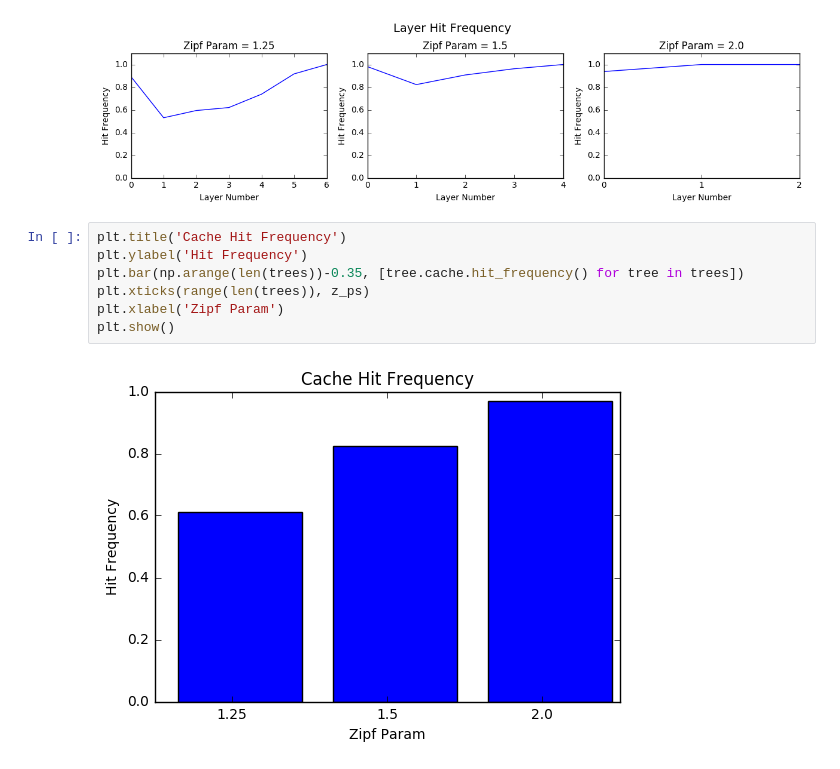
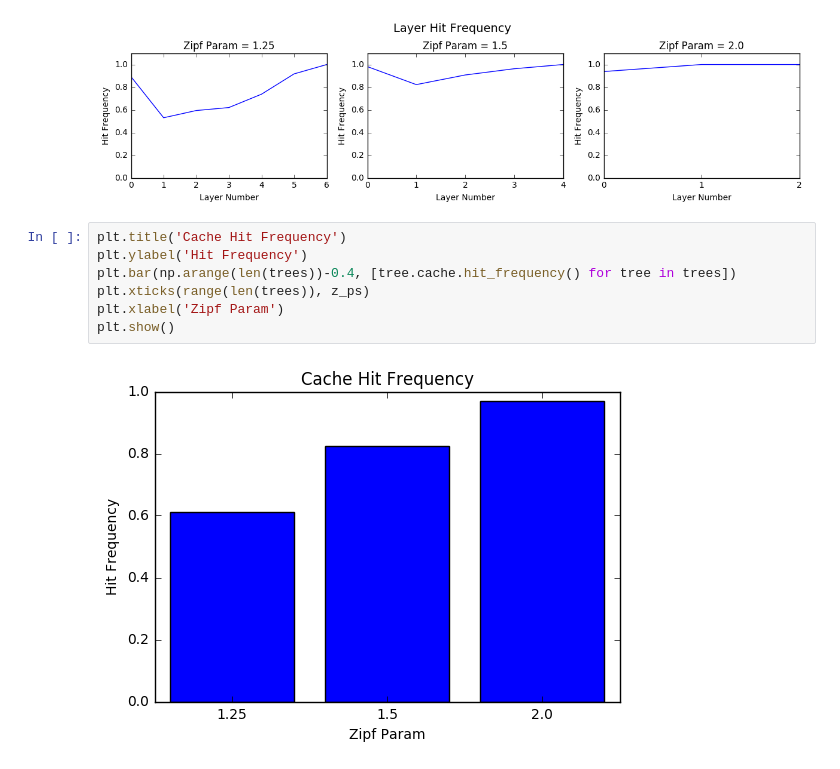
Before and after one commit to asross/cs265, a Jupyter notebook: simulations/lsemulation.ipynb, the cells around one changed output. Saved outputs shown, nothing was run; the diff lists cells and outputs as text.

```diff
--- a/simulations/lsemulation.ipynb
+++ b/simulations/lsemulation.ipynb
@@ -24,9 +24,9 @@ with figure_grid(1,3) as g:
 # %%
 plt.title('Cache Hit Frequency')
 plt.ylabel('Hit Frequency')
-plt.bar(np.arange(len(trees))-0.35, [tree.cache.hit_frequency() for tree in trees])
+plt.bar(np.arange(len(trees))-0.4, [tree.cache.hit_frequency() for tree in trees])
 plt.xticks(range(len(trees)), z_ps)
 plt.xlabel('Zipf Param')
 plt.show()
 # %% [output]
-[figure, old version]
+[figure, new version]
```
Also changed, not shown: 2 other files.
